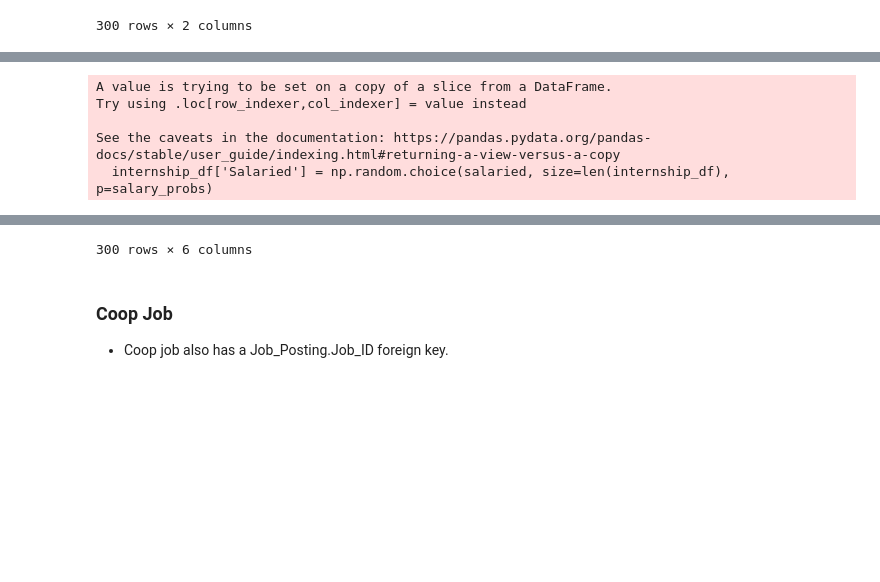
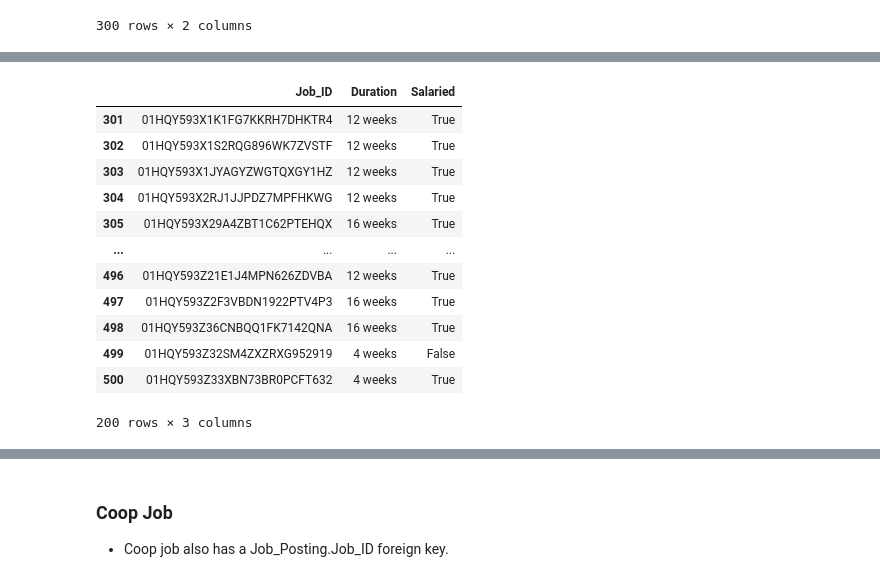
Before and after one commit to vbainwala/TalentTrove, a Jupyter notebook: make_data.ipynb, the cells around one changed output, grey strips where cells are left out. Cells and saved outputs as stored; diff of their text form; code cells hidden in the pictures; blank space fills up the shorter version.

Commit message:
Fixes #6: Internship_Job table data created

```diff
--- a/make_data.ipynb
+++ b/make_data.ipynb
@@ -436,4 +416,0 @@ See the caveats in the documentation: https://pandas.pydata.org/pandas-docs/stab
-# %%
-# Drop duplicate rows
-internship_df.drop_duplicates(inplace=True)
-internship_df
@@ -458,4 +416,0 @@ See the caveats in the documentation: https://pandas.pydata.org/pandas-docs/stab
-# %%
-# Drop Date Posted
-internship_df = internship_df.drop(columns=['Application/Link', 'Date Posted'])
-internship_df
@@ -476,8 +416,0 @@ internship_df
-# %%
-# Assign a Job_ID to each internship
-job_ids_df = job_ids_df.iloc[301:451]
-job_ids_df.reset_index(drop=True, inplace=True)
-
-# Concatenate selected_job_ids with internship_df
-internship_df = pd.concat([job_ids_df, internship_df.reset_index(drop=True)], axis=1)
-internship_df
@@ -514,0 +417,4 @@ duration_vals = ['4 weeks', '8 weeks', '12 weeks', '16 weeks']
+# %%
+# Drop all columns besides Job_ID
+internship_df = internship_df.drop(columns=['Company_ID', 'Job_Title', 'Location', 'Experience', 'Requirements', 'Skills', 'Recruiter_Username', 'Portal_ID'])
+internship_df
@@ -515,12 +435,25 @@ duration_vals = ['4 weeks', '8 weeks', '12 weeks', '16 weeks']
 # %%
+duration_vals = ['4 weeks', '8 weeks', '12 weeks', '16 weeks']
+duration_probs = [0.05, 0.15, 0.45, 0.35]
+internship_df['Duration'] = np.random.choice(duration_vals, size=len(internship_df), p=duration_probs
+                                             )
 # Make only 3% of values Salaried = False because I don't want to live in a database world where most companies benefit off the backs of innocent, eager interns
 salaried = [True, False]
 salary_probs = [0.97, 0.03]
 internship_df['Salaried'] = np.random.choice(salaried, size=len(internship_df), p=salary_probs)
+
 internship_df
 # %% [output]
+|  | Job_ID | Duration | Salaried |
+| 301 | 01HQY593X1K1FG7KKRH7DHKTR4 | 12 weeks | True |
+| 302 | 01HQY593X1S2RQG896WK7ZVSTF | 12 weeks | True |
+| 303 | 01HQY593X1JYAGYZWGTQXGY1HZ | 12 weeks | True |
+| 304 | 01HQY593X2RJ1JJPDZ7MPFHKWG | 12 weeks | True |
+| 305 | 01HQY593X29A4ZBT1C62PTEHQX | 16 weeks | True |
+| ... | ... | ... | ... |
+| 496 | 01HQY593Z21E1J4MPN626ZDVBA | 12 weeks | True |
+| 497 | 01HQY593Z2F3VBDN1922PTV4P3 | 16 weeks | True |
+| 498 | 01HQY593Z36CNBQQ1FK7142QNA | 16 weeks | True |
+| 499 | 01HQY593Z32SM4ZXZRXG952919 | 4 weeks | False |
+| 500 | 01HQY593Z33XBN73BR0PCFT632 | 4 weeks | True |
-A value is trying to be set on a copy of a slice from a DataFrame.
-Try using .loc[row_indexer,col_indexer] = value instead
-
-See the caveats in the documentation: https://pandas.pydata.org/pandas-docs/stable/user_guide/indexing.html#returning-a-view-versus-a-copy
-  internship_df['Salaried'] = np.random.choice(salaried, size=len(internship_df), p=salary_probs)
+200 rows × 3 columns
@@ -539,3 +460,2 @@ See the caveats in the documentation: https://pandas.pydata.org/pandas-docs/stab
-300 rows × 6 columns
 # %%
 # Save final internships df in 'Internship_Job.csv' for Internship_Job relation!
```
Also changed, not shown: parts of 14 cells of this notebook, 1 other file.
